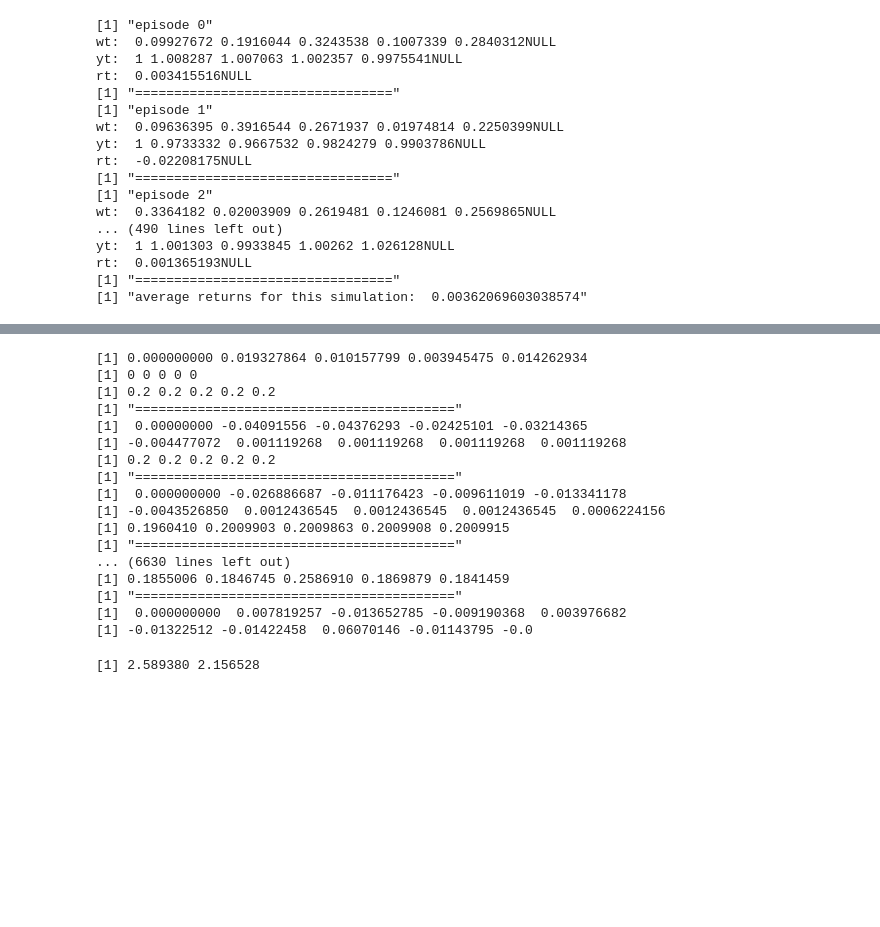
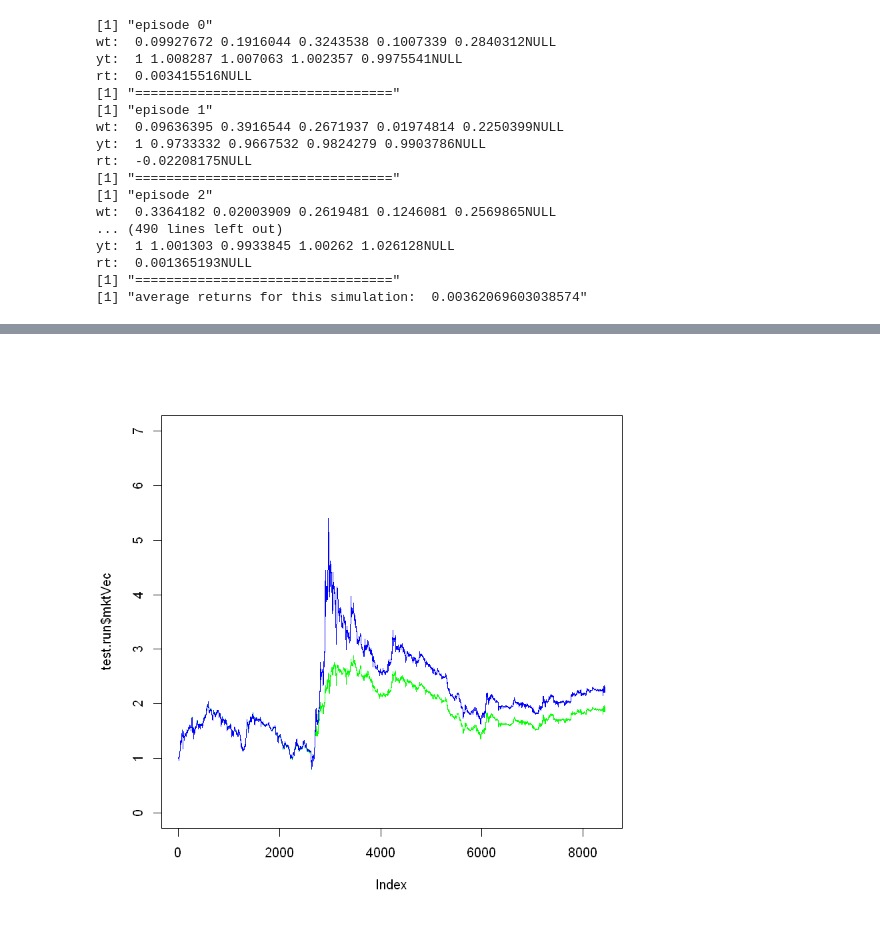
Before and after one commit to mattjliu/STAT-497-Term-Project, a Jupyter notebook: data/Main.ipynb, the cells around one changed output, grey strips where cells are left out. Drawn from its saved outputs; the diff is of its cells as text; code cells hidden in the pictures; blank space fills up the shorter version.

Commit message:
update and add contextual 3

```diff
--- a/data/Main.ipynb
+++ b/data/Main.ipynb
@@ -221,6 +239,11 @@ simulate_contextual1 <- function(n_curren,n_steps,alpha,window_size,discount){
     Rvec_market <- c()
     market_average <- rep(1/5,5)
 
+    # initialize matrices
+    piMat <- matrix(c(1,0,0,0,0),nrow=1,byrow=T)
+    hMat <- matrix(Ht,nrow=1,byrow=T)
+    yMat <- matrix(rep(0,n_curren),nrow=1,byrow=T)
+
     for(i in window_size:n_steps){
         # get price dataframe of current time step
         price <- head(close,i+2)
@@ -256,10 +279,10 @@ simulate_contextual1 <- function(n_curren,n_steps,alpha,window_size,discount){
         # Update preference vector
         Ht <- get_update(rt,Rvec,Ht,action,alpha)
 
-        print(log(yt))
-        print(Ht)
-        print(piVec)
-        print("=========================================")
+#         print(log(yt))
+#         print(Ht)
+#         print(piVec)
+#         print("=========================================")
 
 #         print(paste0("episode",i))
 #         print(cat("Ht: ", Ht))
@@ -271,32 +294,28 @@ simulate_contextual1 <- function(n_curren,n_steps,alpha,window_size,discount){
         prev_v <- curr_v
         st <- weight_vec %*% history
 
+        # append to matrices
+        piMat <- rbind(piMat,piVec)
+        hMat <- rbind(hMat,Ht)
+        yMat <- rbind(yMat,yt)
+
     }
 
-    print(prod(Rvec))
-    print(prod(Rvec_random))
-    print(prod(Rvec_market))
-    return(c(prod(Rvec),prod(Rvec_market)))
+    return_list <- list(prod(Rvec),prod(Rvec_market),piMat,hMat,yMat,cumprod(Rvec),cumprod(Rvec_market))
+    names(return_list) <- c("AgentRt","mktAve","actions","prefs","changes","AgentVec","mktVec")
+
+#     print(prod(Rvec))
+#     print(prod(Rvec_random))
+  #  print(prod(Rvec_market))
+    # return(c(prod(Rvec),prod(Rvec_market)))
+    return(return_list)
 
 }
 # %%
-simulate_contextual1(5,4000,0.3,10,0.8)
+test.run <- simulate_contextual1(5,nrow(close),0.3,10,0.8)
-# %% [output]
-[1] 0.000000000 0.019327864 0.010157799 0.003945475 0.014262934
-[1] 0 0 0 0 0
-[1] 0.2 0.2 0.2 0.2 0.2
-[1] "========================================="
-[1]  0.00000000 -0.04091556 -0.04376293 -0.02425101 -0.03214365
-[1] -0.004477072  0.001119268  0.001119268  0.001119268  0.001119268
-[1] 0.2 0.2 0.2 0.2 0.2
-[1] "========================================="
-[1]  0.000000000 -0.026886687 -0.011176423 -0.009611019 -0.013341178
-[1] -0.0043526850  0.0012436545  0.0012436545  0.0012436545  0.0006224156
-[1] 0.1960410 0.2009903 0.2009863 0.2009908 0.2009915
-[1] "========================================="
-... (6630 lines left out)
-[1] 0.1855006 0.1846745 0.2586910 0.1869879 0.1841459
-[1] "========================================="
-[1]  0.000000000  0.007819257 -0.013652785 -0.009190368  0.003976682
-[1] -0.01322512 -0.01422458  0.06070146 -0.01143795 -0.0
-[1] 2.589380 2.156528
+# %%
+# Plot cummulative returns for agent and mkt
+plot(test.run$mktVec,type="l",col="green",ylim=c(0,7))
+lines(test.run$AgentVec,type="l",col="blue")
+# %% [output]
+[figure, added]
```
Also changed, not shown: parts of 23 cells of this notebook, 4 other files.
